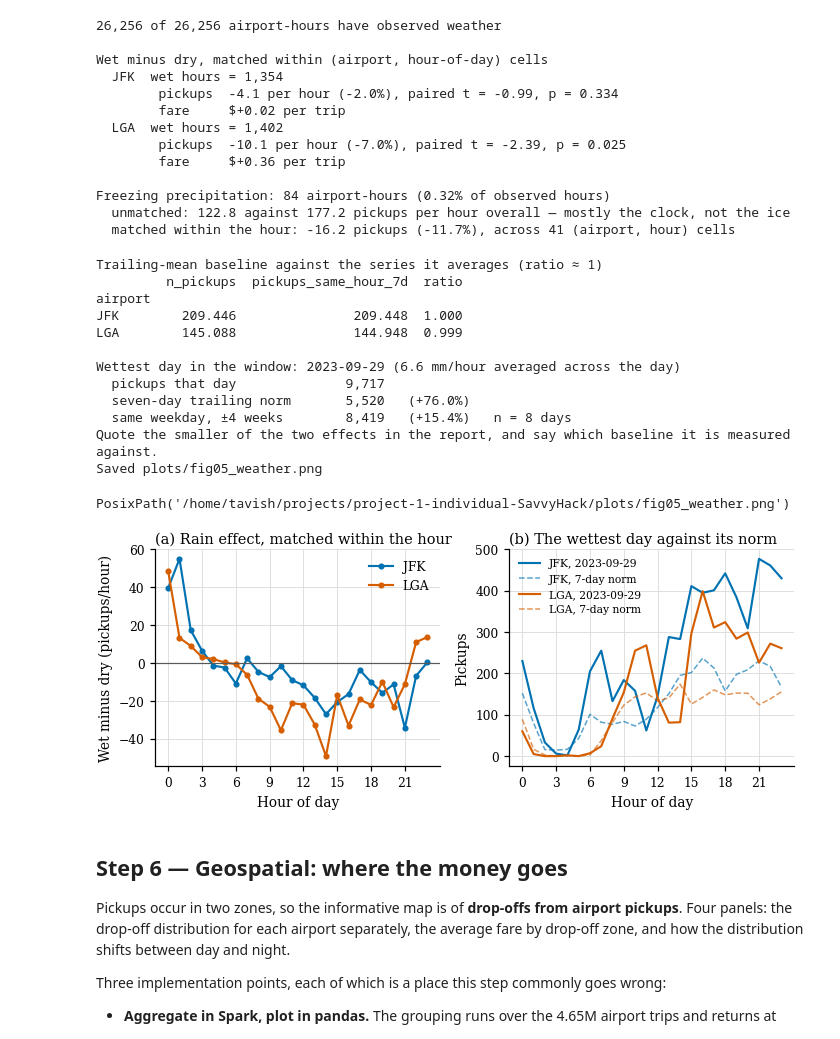
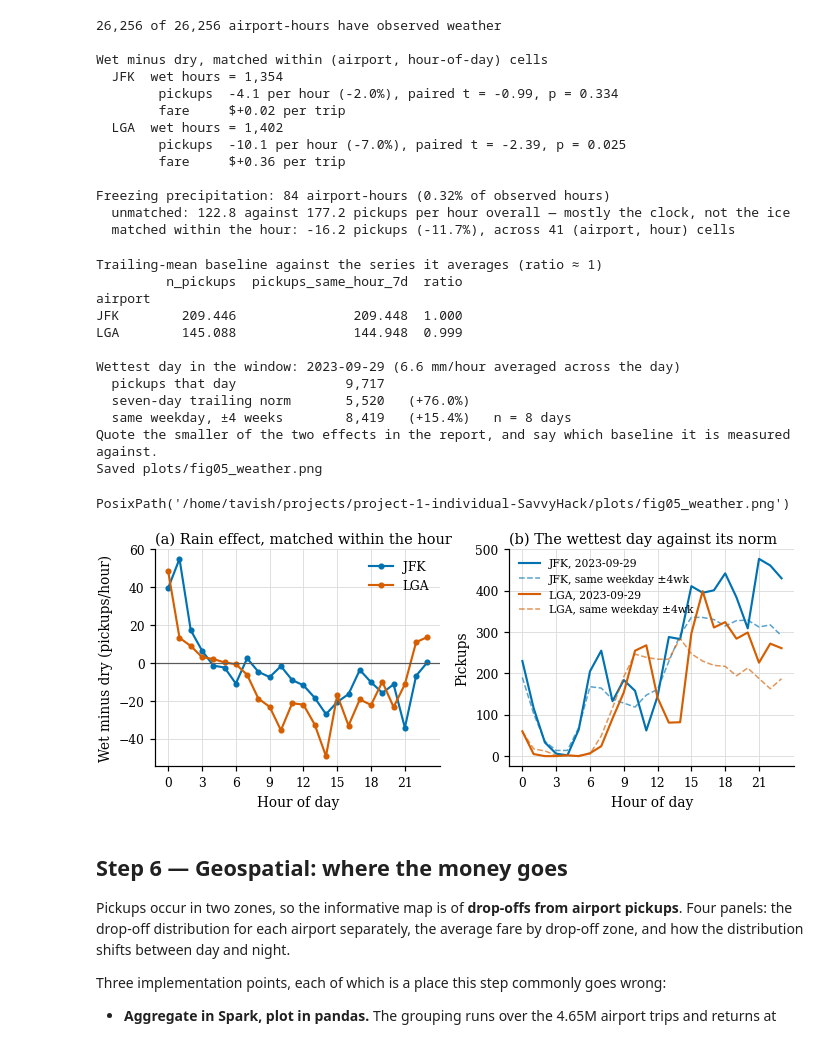
Before and after one commit to SavvyHack/ADS-project1-testing, a Jupyter notebook: notebooks/3_analysis.ipynb, the cells around one changed output. Drawn from its saved outputs; the diff is of its cells as text; code cells hidden in the pictures.

Commit message:
corrected p99.9 baseline in 3_analysis

```diff
--- a/notebooks/3_analysis.ipynb
+++ b/notebooks/3_analysis.ipynb
@@ -1496,6 +1499,10 @@ nearby = hours[
 ]
 seasonal_norm = nearby["n_pickups"].sum() / nearby["date"].nunique()
 
+# The same baseline hour by hour, for the figure, so that the plotted
+# counterfactual is the one the reported percentage is measured against.
+seasonal_profile = nearby.groupby(["airport", "hour"])["n_pickups"].mean()
+
 print(f"\nWettest day in the window: {storm_date.date()} "
       f"({daily_rain.max():.1f} mm/hour averaged across the day)")
 print(f"  pickups that day              {storm_pickups:,}")
@@ -1522,37 +1529,40 @@ ax.set_ylabel("Wet minus dry (pickups/hour)")
 ax.set_title("(a) Rain effect, matched within the hour")
 ax.legend()
 
 ax = axes[1]
 for airport in ARRIVAL_AIRPORTS:
     group = storm[storm["airport"] == airport]
     ax.plot(group["hour"], group["n_pickups"], color=airport_colour(airport),
             label=f"{airport}, {storm_date.date()}")
-    ax.plot(group["hour"], group["pickups_same_hour_7d"], ls="--", lw=1.0,
-            color=airport_colour(airport), alpha=0.65,
-            label=f"{airport}, 7-day norm")
+    # The same-weekday baseline rather than the trailing seven-day mean. Both
+    # are printed above; this is the one the reported effect uses, and the
+    # figure and the number in the report have to agree.
+    ax.plot(group["hour"], seasonal_profile.loc[airport].reindex(group["hour"]),
+            ls="--", lw=1.0, color=airport_colour(airport), alpha=0.65,
+            label=f"{airport}, same weekday ±4wk")
 ax.set_xticks(range(0, 24, 3))
 ax.set_xlabel("Hour of day")
 ax.set_ylabel("Pickups")
 ax.set_title("(b) The wettest day against its norm")
 ax.legend(fontsize=7)
 
 fig.tight_layout()
 save_figure(fig, "fig05_weather")
 # %% [output]
 Trailing-mean baseline against the series it averages (ratio ≈ 1)
          n_pickups  pickups_same_hour_7d  ratio
 airport
 JFK        209.446               209.448  1.000
 LGA        145.088               144.948  0.999
 
 Wettest day in the window: 2023-09-29 (6.6 mm/hour averaged across the day)
   pickups that day              9,717
   seven-day trailing norm       5,520   (+76.0%)
   same weekday, ±4 weeks        8,419   (+15.4%)   n = 8 days
 Quote the smaller of the two effects in the report, and say which baseline it is measured against.
 Saved plots/fig05_weather.png
 PosixPath('/home/tavish/projects/project-1-individual-SavvyHack/plots/fig05_weather.png')
-[figure, old version]
+[figure, new version]
 # %% [markdown]
 ## Step 6 — Geospatial: where the money goes
 
```
Also changed, not shown: parts of 7 cells of this notebook, 3 other files.
